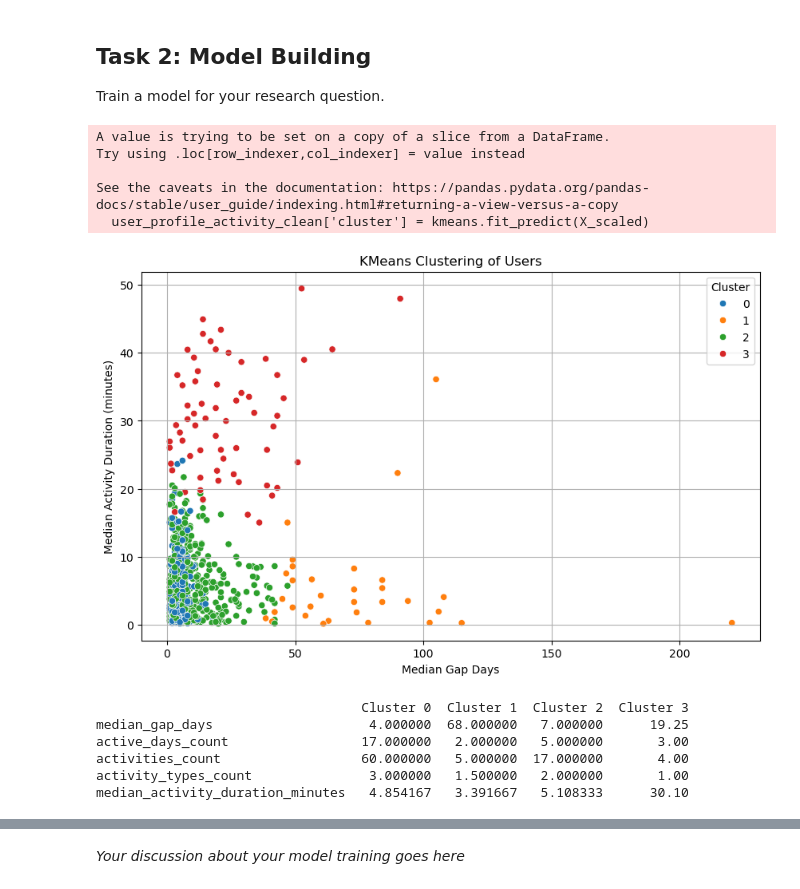
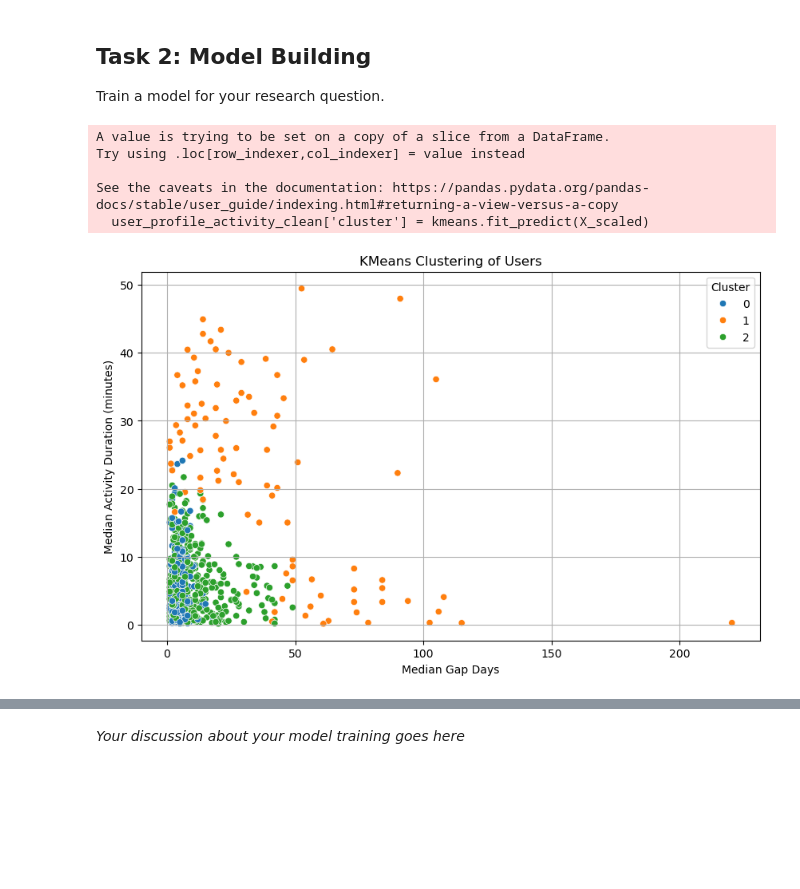
Before and after one commit to malenraychev/BigMMMBehaviour, a Jupyter notebook: m4_team-name.ipynb, the cells around one changed output, grey strips where cells are left out. Drawn from its saved outputs; the diff is of its cells as text; code cells hidden in the pictures; blank space fills up the shorter version.

```diff
--- a/m4_team-name.ipynb
+++ b/m4_team-name.ipynb
@@ -245,13 +246,13 @@ from sklearn.cluster import KMeans
 from sklearn.preprocessing import StandardScaler
 # %%
 # Hyperparameters
-n_clusters = 4
+n_clusters = 3
 columns_used = [
     'median_gap_days',
     'active_days_count',
     'activities_count',
-    'activity_types_count',
-    'median_activity_duration_minutes'
+    'activity_types_count',                 # Removing it improves the results with 3 clusters
+    'median_activity_duration_minutes'      # Removing it improves the results with 3 clusters
 ]
 
 # Drop rows with NaNs in the columns used for clustering
@@ -261,50 +262,34 @@ user_profile_activity_clean = user_profile_activity.dropna(subset=columns_used)
 X = user_profile_activity_clean[columns_used]
 
 # Normalize the data
 scaler = StandardScaler()
 X_scaled = scaler.fit_transform(X)
 
 # Apply KMeans
 kmeans = KMeans(n_clusters=n_clusters, random_state=42)
 user_profile_activity_clean['cluster'] = kmeans.fit_predict(X_scaled)
 
 # Plot the clusters using 2D projection (e.g., first two principal features)
 plt.figure(figsize=(10, 6))
 sns.scatterplot(
     x=user_profile_activity_clean['median_gap_days'],
     y=user_profile_activity_clean['median_activity_duration_minutes'],
     hue=user_profile_activity_clean['cluster'],
     palette='tab10'
 )
 plt.title("KMeans Clustering of Users")
 plt.xlabel("Median Gap Days")
 plt.ylabel("Median Activity Duration (minutes)")
 plt.grid()
 plt.legend(title='Cluster')
 plt.show()
 # %% [output]
 A value is trying to be set on a copy of a slice from a DataFrame.
 Try using .loc[row_indexer,col_indexer] = value instead
 
 See the caveats in the documentation: https://pandas.pydata.org/pandas-docs/stable/user_guide/indexing.html#returning-a-view-versus-a-copy
   user_profile_activity_clean['cluster'] = kmeans.fit_predict(X_scaled)
-[figure, old version]
+[figure, new version]
-# %%
-# Create the median summary with clusters as columns
-cluster_summary = user_profile_activity_clean.groupby('cluster')[columns_used].median().T
-
-# Rename columns for clarity (e.g., Cluster 0, Cluster 1, ...)
-cluster_summary.columns = [f'Cluster {c}' for c in cluster_summary.columns]
-
-# Display the summary
-print(cluster_summary)
-# %% [output]
-                                  Cluster 0  Cluster 1  Cluster 2  Cluster 3
-median_gap_days                    4.000000  68.000000   7.000000      19.25
-active_days_count                 17.000000   2.000000   5.000000       3.00
-activities_count                  60.000000   5.000000  17.000000       4.00
-activity_types_count               3.000000   1.500000   2.000000       1.00
-median_activity_duration_minutes   4.854167   3.391667   5.108333      30.10
 # %%
 # Define emoji-enhanced interpretation labels (ordered worst → best)
 emoji_labels = {
```
Also changed, not shown: parts of 6 cells of this notebook.
